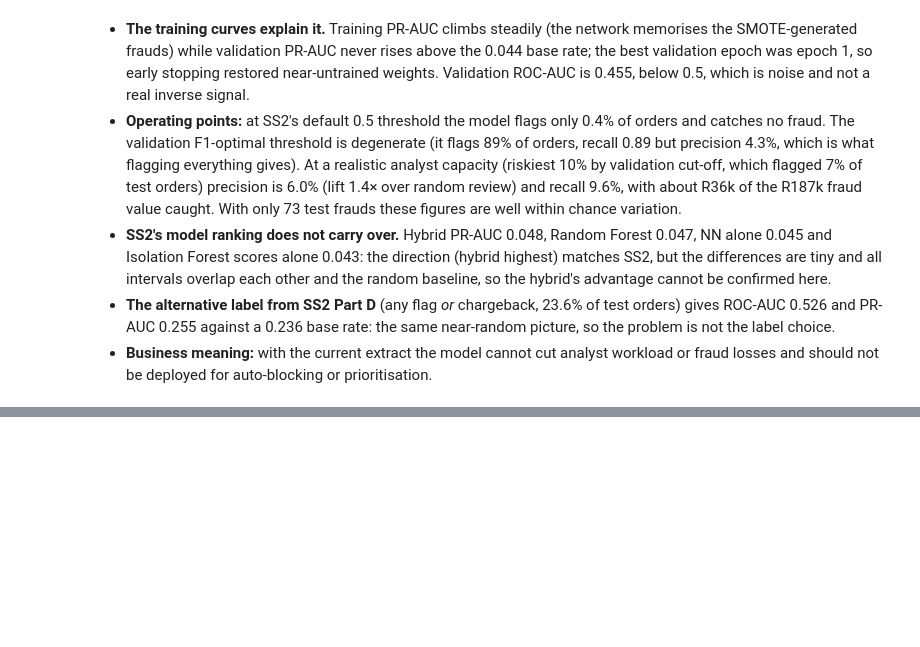
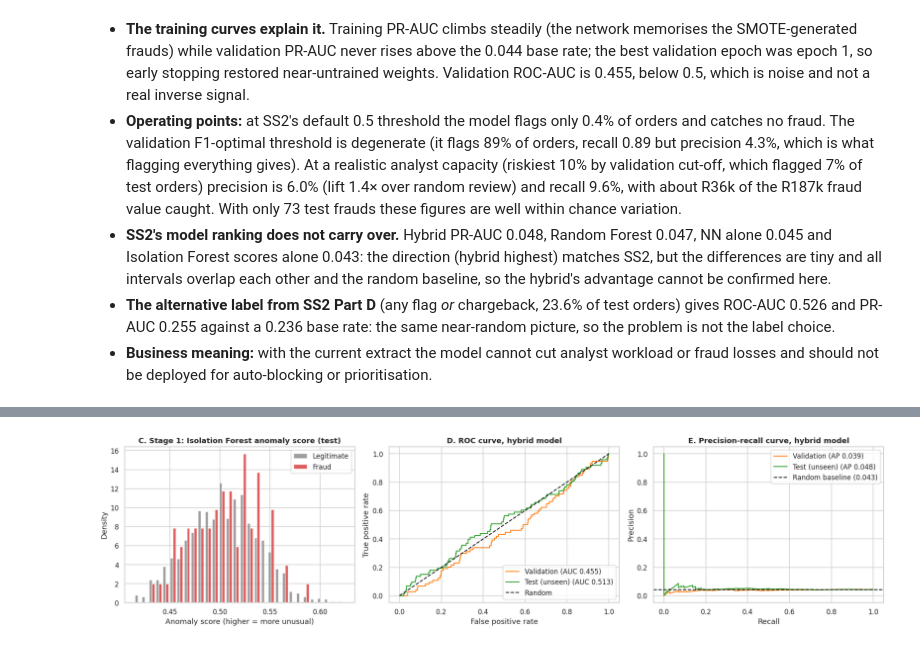
Before and after one commit to Theophillus-Stadio/SS1_Repo_CAP182_Theophillus-Moseki_26304942, a Jupyter notebook: SS3/SS3_PartB.ipynb, the cells around one changed output, grey strips where cells are left out. Drawn from its saved outputs; the diff is of its cells as text; code cells hidden in the pictures; blank space fills up the shorter version.

```diff
--- a/SS3/SS3_PartB.ipynb
+++ b/SS3/SS3_PartB.ipynb
@@ -401,0 +422,16 @@ Alternative label: {'label': 'flagged OR charged back', 'fraud_rate_test': 0.236
+# %%
+fig, ax = plt.subplots(1, 3, figsize=(18, 4.6))
+# C. Isolation Forest anomaly score by true class (test): is stage 1 informative?
+sc_test = H['F'][2][:, -3]
+ax[0].hist([sc_test[y_test == 0], sc_test[y_test == 1]], bins=30, density=True, label=['Legitimate', 'Fraud'], color=['#7f7f7f', '#d62728'], alpha=.75)
+ax[0].set_title('C. Stage 1: Isolation Forest anomaly score (test)'); ax[0].set_xlabel('Anomaly score (higher = more unusual)'); ax[0].set_ylabel('Density'); ax[0].legend()
+# D. ROC and E. PR curves, validation vs test
+for y, p, lab, c in [(y_val, p_val, 'Validation', '#ff7f0e'), (y_test, p_test, 'Test (unseen)', '#2ca02c')]:
+    f, t, _ = roc_curve(y, p); ax[1].plot(f, t, color=c, label=f'{lab} (AUC {roc_auc_score(y, p):.3f})')
+ax[1].plot([0, 1], [0, 1], 'k--', label='Random'); ax[1].set_title('D. ROC curve, hybrid model'); ax[1].set_xlabel('False positive rate'); ax[1].set_ylabel('True positive rate'); ax[1].legend(loc='lower right')
+for y, p, lab, c in [(y_val, p_val, 'Validation', '#ff7f0e'), (y_test, p_test, 'Test (unseen)', '#2ca02c')]:
+    pr, rc, _ = precision_recall_curve(y, p); ax[2].plot(rc, pr, color=c, label=f'{lab} (AP {average_precision_score(y, p):.3f})')
+ax[2].axhline(y_test.mean(), color='k', ls='--', label=f'Random baseline ({y_test.mean():.3f})'); ax[2].set_title('E. Precision-recall curve, hybrid model'); ax[2].set_xlabel('Recall'); ax[2].set_ylabel('Precision'); ax[2].legend()
+plt.tight_layout(); plt.savefig('outputs/fig_C_D_E_performance.png', bbox_inches='tight'); plt.show()
+# %% [output]
+[figure, added]
```
Also changed, not shown: parts of 4 cells of this notebook.
